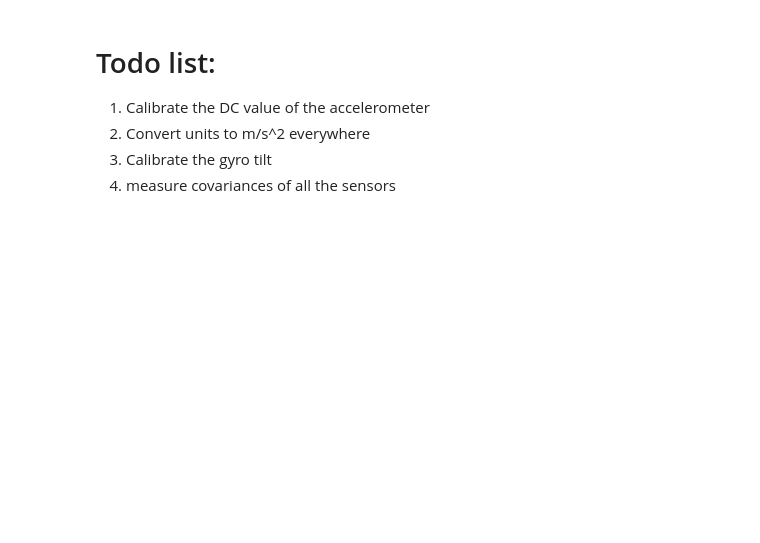
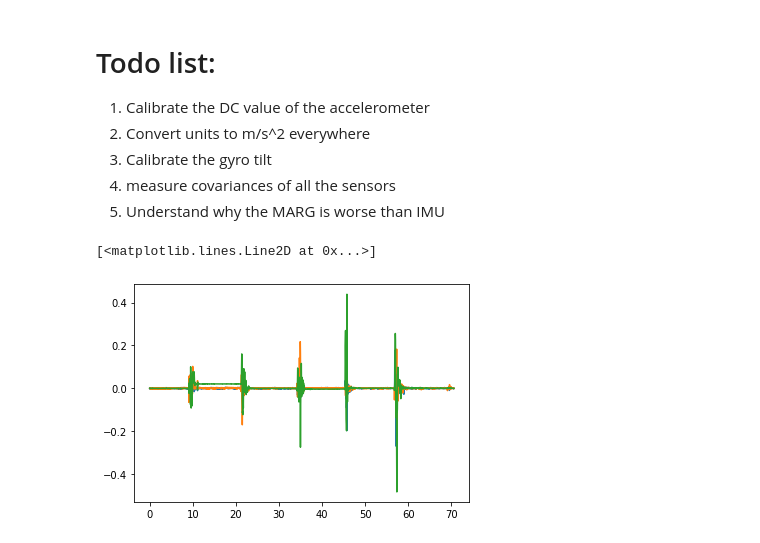
Before and after one commit to matterwaves/SensorAnalysis, a Jupyter notebook: ahrs-example.ipynb, the cells around one changed output. Cells and saved outputs as stored; diff of their text form; code cells hidden in the pictures; blank space fills up the shorter version.

Commit message:
functionalized the ahrs examples

```diff
--- a/ahrs-example.ipynb
+++ b/ahrs-example.ipynb
@@ -5,6 +5,7 @@
 1. Convert units to m/s^2 everywhere
 2. Calibrate the gyro tilt
 3. measure covariances of all the sensors
+4. Understand why the MARG is worse than IMU
 # %%
 import pandas as pd
 import matplotlib.pyplot as plt
@@ -60 +52,57 @@ madgwick=ahrs.filters.Madgwick(beta=0.1,frequency=freq)
+# %%
+#### Minimal AHRS example, no position estimation
+
+def apply_ahrs(gyro,acc,mag,ts):
+    assert len(gyro)==len(acc)
+    assert len(acc)==len(mag)
+    assert len(mag)==len(ts)
+
+    ## Compute the frequency and number of samples
+    dt=np.mean(ts[1:]-ts[0:-1])
+    freq=1/dt
+    num_samples=len(ts)
+
+    # Initialize the AHRS filter
+    madgwick=ahrs.filters.Madgwick(beta=0.1,frequency=freq)
+
+    # Allocate arrays
+    # Initial orientation is set as the reference
+    QMARG= np.tile([1.,0.,0.,0.],(num_samples,1))
+    QIMU= np.tile([1.,0.,0.,0.],(num_samples,1))
+    ACC_LAB=np.zeros((num_samples,3))
+
+    ## Measured value of local gravity 9.799 m/s^2
+    g=np.array([0,0,0.5])
+
+    # For each time step apply the estimation filter
+    for t in range(1,num_samples):
+
+        # Orientation estimation using madwick filter
+        QMARG[t]=madgwick.updateMARG(QMARG[t-1],gyro[t],acc[t],mag[t])
+        QIMU[t]=madgwick.updateIMU(QIMU[t-1],gyro[t],acc[t])
+
+        #For some reason QIMU is much better than QMARG
+
+        #Rotate the acceleration vector from sensor frame to lab frame
+        ACC_LAB[t]=Quaternion(QIMU[t]).rotate(acc[t])-g
+    return ACC_LAB,QIMU
+
+
+ACC_LAB,QIMU=apply_ahrs(gyro,acc,mag,ts)
+
+## Plot the quaternions from the two different methods
+#ahrs.utils.plot_quaternions(QMARG)
+#ahrs.utils.plot_quaternions(QIMU)
+
+## Compare the rotated and unrotated acceleration
+#plt.plot(ts,acc[:,0])
+#plt.plot(ts,acc[:,1])
+#plt.plot(ts,acc[:,2])
+
+plt.plot(ts,ACC_LAB[:,0])
+plt.plot(ts,ACC_LAB[:,1])
+plt.plot(ts,ACC_LAB[:,2])
+# %% [output]
+[<matplotlib.lines.Line2D at 0x...>]
+[figure, added]
 # %%
```
Also changed, not shown: parts of 7 cells of this notebook, 1 other file.
